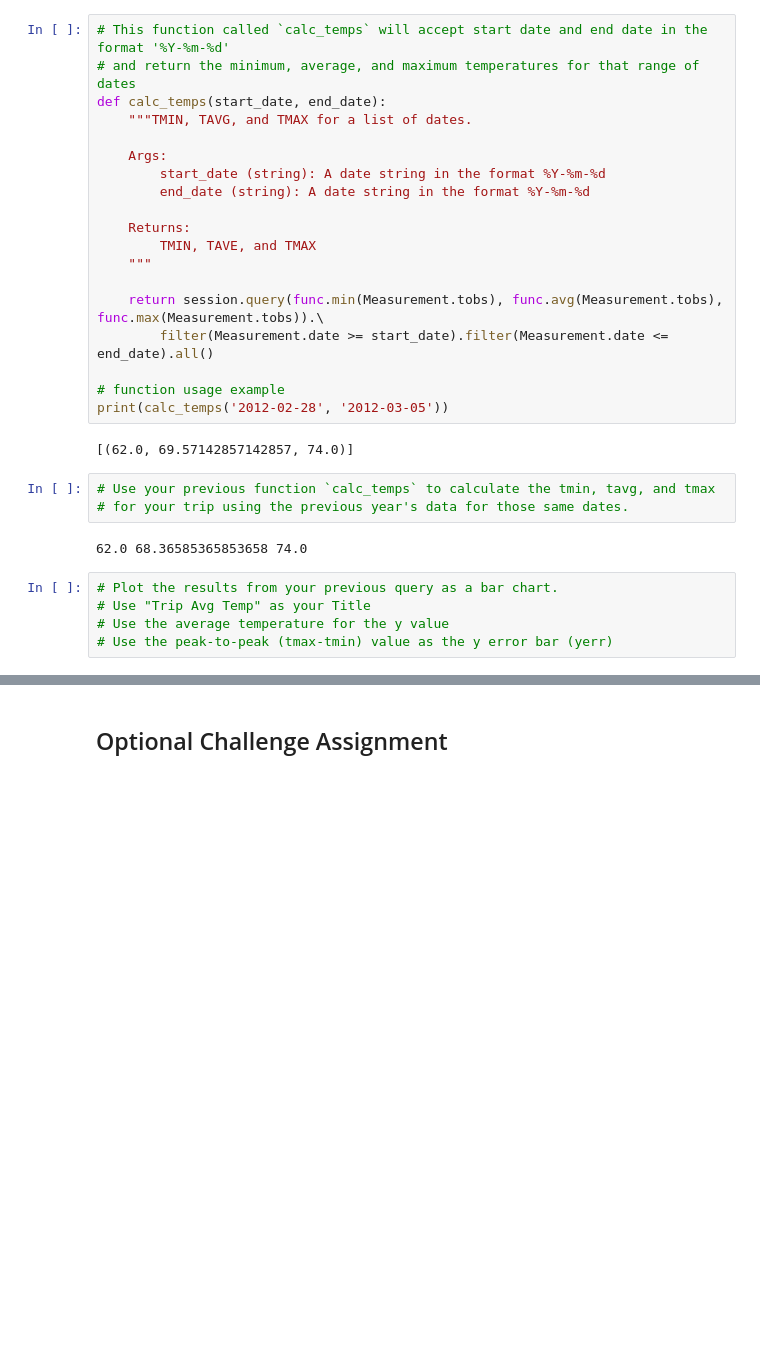
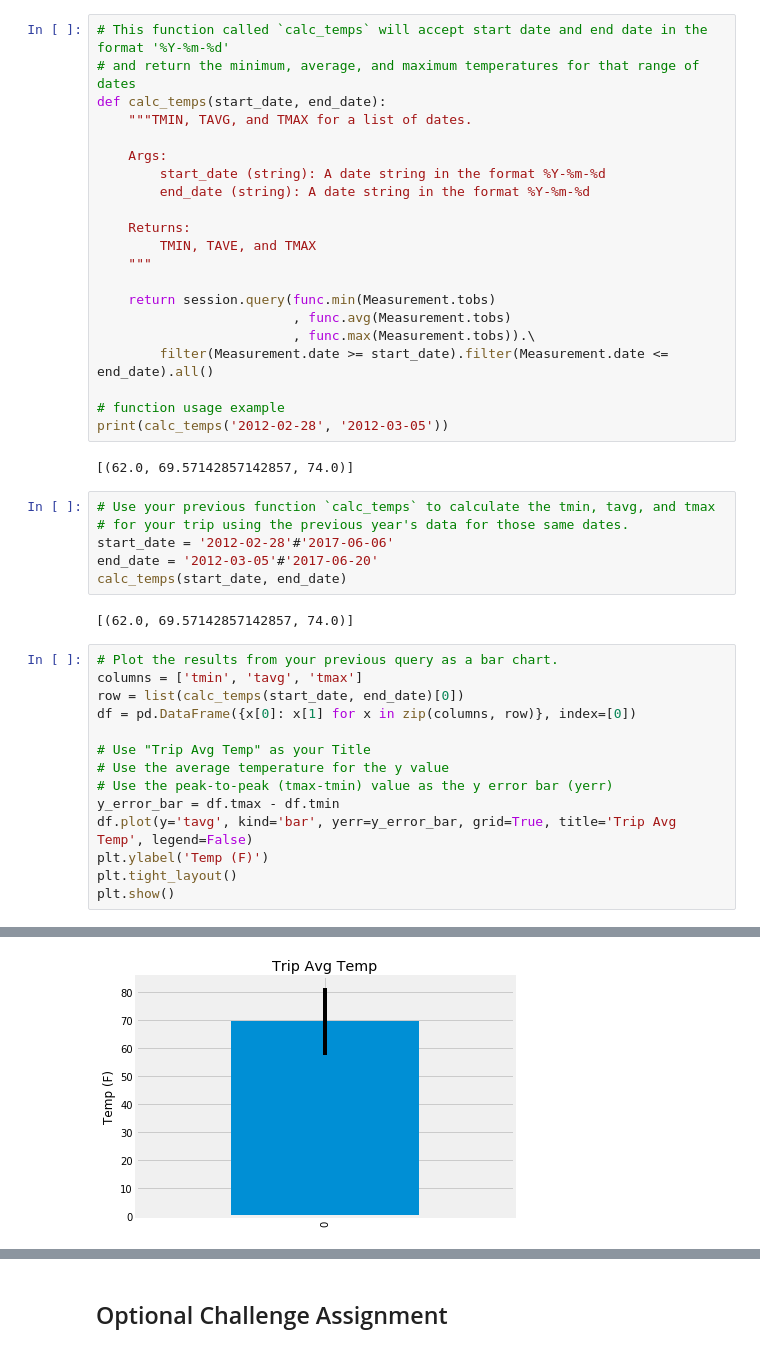
Before and after one commit to ddcruz/SQLAlchemy_challenge, a Jupyter notebook: climate.ipynb, the cells around one changed output, grey strips where cells are left out. Cells and saved outputs as stored; diff of their text form; blank space fills up the shorter version.

```diff
--- a/climate.ipynb
+++ b/climate.ipynb
@@ -264,7 +216,9 @@ def calc_temps(start_date, end_date):
         TMIN, TAVE, and TMAX
     """
 
-    return session.query(func.min(Measurement.tobs), func.avg(Measurement.tobs), func.max(Measurement.tobs)).\
+    return session.query(func.min(Measurement.tobs)
+                         , func.avg(Measurement.tobs)
+                         , func.max(Measurement.tobs)).\
         filter(Measurement.date >= start_date).filter(Measurement.date <= end_date).all()
 
 # function usage example
@@ -274,11 +228,23 @@ print(calc_temps('2012-02-28', '2012-03-05'))
 # %%
 # Use your previous function `calc_temps` to calculate the tmin, tavg, and tmax
 # for your trip using the previous year's data for those same dates.
+start_date = '2012-02-28'#'2017-06-06'
+end_date = '2012-03-05'#'2017-06-20'
+calc_temps(start_date, end_date)
 # %% [output]
-62.0 68.36585365853658 74.0
+[(62.0, 69.57142857142857, 74.0)]
 # %%
 # Plot the results from your previous query as a bar chart.
+columns = ['tmin', 'tavg', 'tmax']
+row = list(calc_temps(start_date, end_date)[0])
+df = pd.DataFrame({x[0]: x[1] for x in zip(columns, row)}, index=[0])
+
 # Use "Trip Avg Temp" as your Title
 # Use the average temperature for the y value
 # Use the peak-to-peak (tmax-tmin) value as the y error bar (yerr)
+y_error_bar = df.tmax - df.tmin
+df.plot(y='tavg', kind='bar', yerr=y_error_bar, grid=True, title='Trip Avg Temp', legend=False)
+plt.ylabel('Temp (F)')
+plt.tight_layout()
+plt.show()
 # %% [output]
@@ -286,0 +251 @@ print(calc_temps('2012-02-28', '2012-03-05'))
+[figure, added]
```
Also changed, not shown: parts of 24 cells of this notebook.
